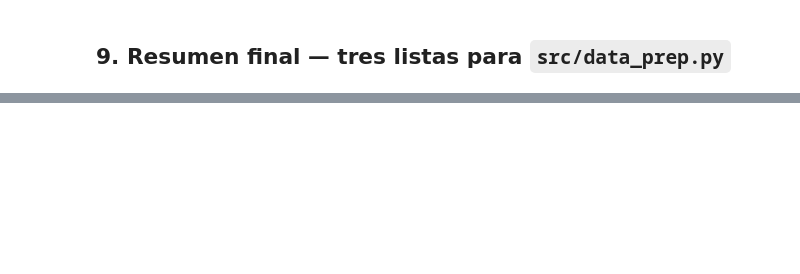
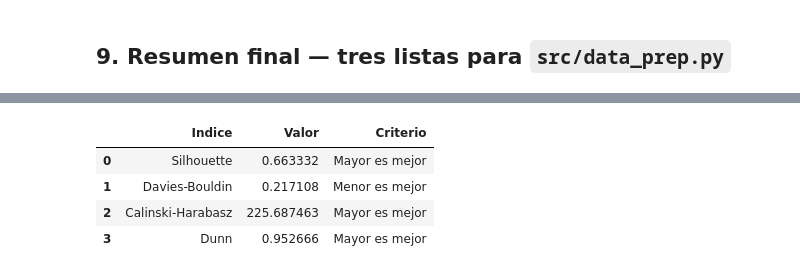
Before and after one commit to janepium/deteccion-anomalias-rt-iot, a Jupyter notebook: notebooks/03_matriz_correlacion.ipynb, the cells around one changed output, grey strips where cells are left out. Cells and saved outputs as stored; diff of their text form; code cells hidden in the pictures; blank space fills up the shorter version.

Commit message:
Se realizó la validación del clustering

```diff
--- a/notebooks/03_matriz_correlacion.ipynb
+++ b/notebooks/03_matriz_correlacion.ipynb
@@ -261,0 +375,11 @@ for c in sobreviven:
+# %%
+# Silhouette Score
+from sklearn.metrics import silhouette_score
+
+silhouette = silhouette_score(
+    dist,
+    labels,
+    metric="precomputed"
+)
+
+print(f"Silhouette Score: {silhouette:.4f}")
@@ -261,0 +402,10 @@ for c in sobreviven:
+# %%
+# Indice de Calinski-Harabasz
+from sklearn.metrics import calinski_harabasz_score
+
+ch = calinski_harabasz_score(
+    X_cluster,
+    labels
+)
+
+print(f"Calinski-Harabasz Index: {ch:.4f}")
@@ -261,0 +450,30 @@ for c in sobreviven:
+# %%
+#Resumimos
+indices_validacion = pd.DataFrame({
+    "Indice": [
+        "Silhouette",
+        "Davies-Bouldin",
+        "Calinski-Harabasz",
+        "Dunn"
+    ],
+    "Valor": [
+        silhouette,
+        db,
+        ch,
+        dunn
+    ],
+    "Criterio": [
+        "Mayor es mejor",
+        "Menor es mejor",
+        "Mayor es mejor",
+        "Mayor es mejor"
+    ]
+})
+
+indices_validacion
+# %% [output]
+|  | Indice | Valor | Criterio |
+| 0 | Silhouette | 0.663332 | Mayor es mejor |
+| 1 | Davies-Bouldin | 0.217108 | Menor es mejor |
+| 2 | Calinski-Harabasz | 225.687463 | Mayor es mejor |
+| 3 | Dunn | 0.952666 | Mayor es mejor |
```
Also changed, not shown: parts of 18 cells of this notebook, 2 other files.
